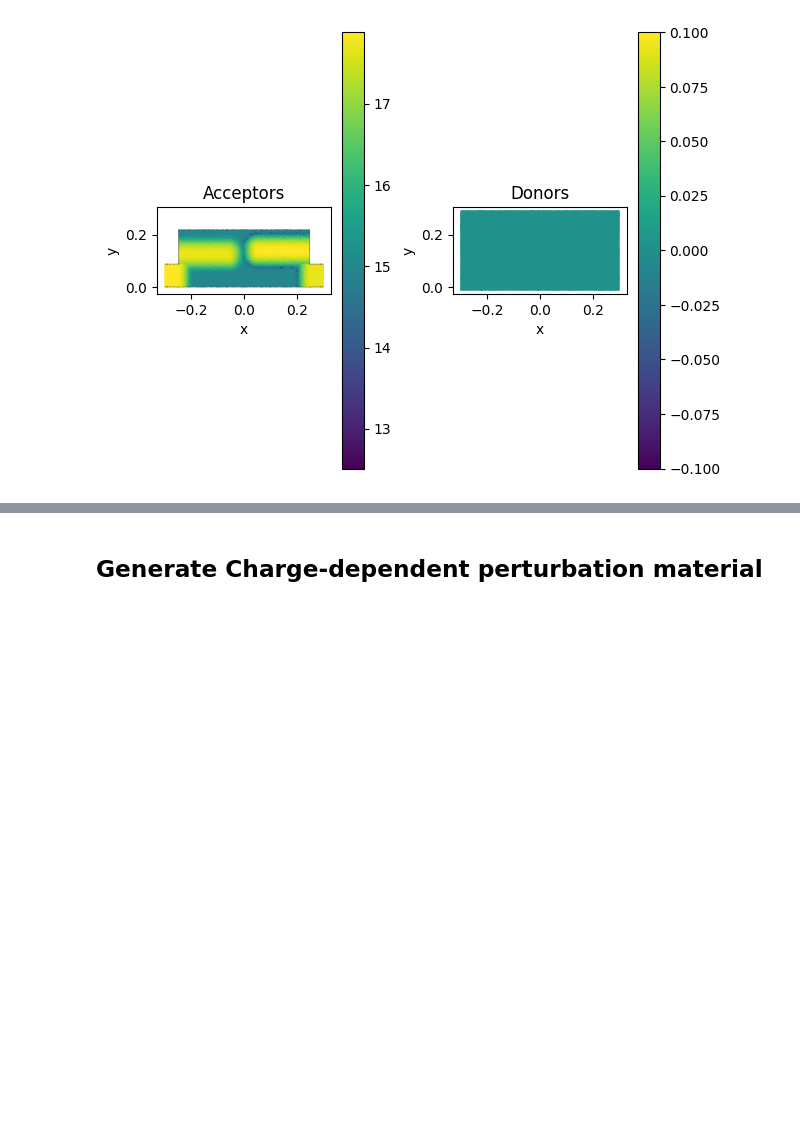
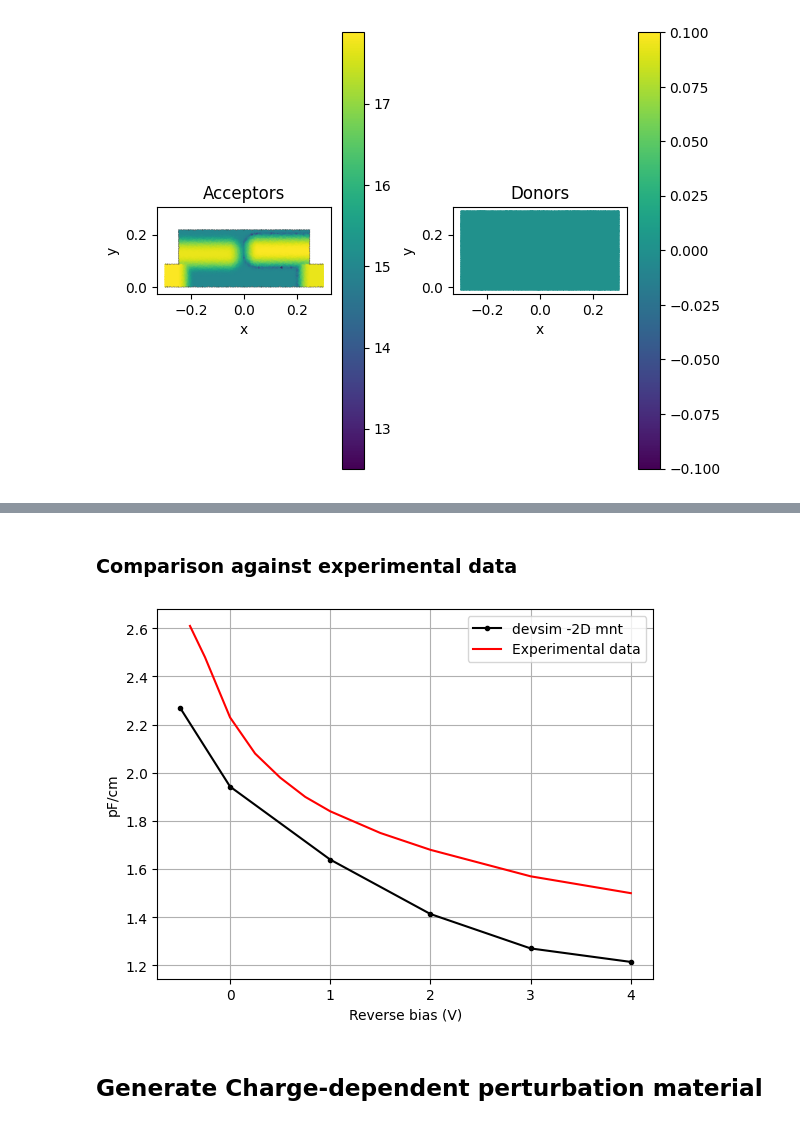
Before and after one commit to marc-flex/charge_notebooks, a Jupyter notebook: Hochberg_with_neff.ipynb, the cells around one changed output, grey strips where cells are left out. Cells and saved outputs as stored; diff of their text form; code cells hidden in the pictures; blank space fills up the shorter version.

```diff
--- a/Hochberg_with_neff.ipynb
+++ b/Hochberg_with_neff.ipynb
@@ -348,3 +340,28 @@ plt.grid()
+# %% [markdown]
+### Comparison against experimental data
+# %%
+# capacitance from monitor - waveguide area
+CV_baehrjones = [
+    [-0.4, -0.25, 0, 0.25, 0.5, 0.75, 1, 1.5, 2, 3, 4],
+    [0.261, 0.248, 0.223, 0.208, 0.198, 0.190, 0.184, 0.175, 0.168, 0.157, 0.150]]
+
+
+mnt_v = np.array(devsim_data[charge_monitor_z0_big.name].capacitance_curve["cv_curve_e"].coords["Voltage (V)"].data)
+mnt_ce = np.array(devsim_data[charge_monitor_z0_big.name].capacitance_curve["cv_curve_e"].data)
+mnt_ch = np.array(devsim_data[charge_monitor_z0_big.name].capacitance_curve["cv_curve_h"].data)
+
+#mnt_ce = np.array(devsim_data[charge_global_mnt.name].capacitance_curve["cv_curve_e"].data)
+#mnt_ch = np.array(devsim_data[charge_global_mnt.name].capacitance_curve["cv_curve_h"].data)
+
+plt.plot(mnt_v, -0.5*(mnt_ce+mnt_ch) * 10 , 'k.-', label="devsim -2D mnt")
+plt.plot(CV_baehrjones[0], np.array(CV_baehrjones[1])*10, 'r-', label="Experimental data")
+
+plt.xlabel("Reverse bias (V)")
+plt.ylabel("pF/cm")
+plt.legend()
+plt.grid()
+# %% [output]
+[figure, added]
 # %% [markdown]
 ## Generate Charge-dependent perturbation material
 # %%
```
Also changed, not shown: parts of 12 cells of this notebook, 1 other file.
